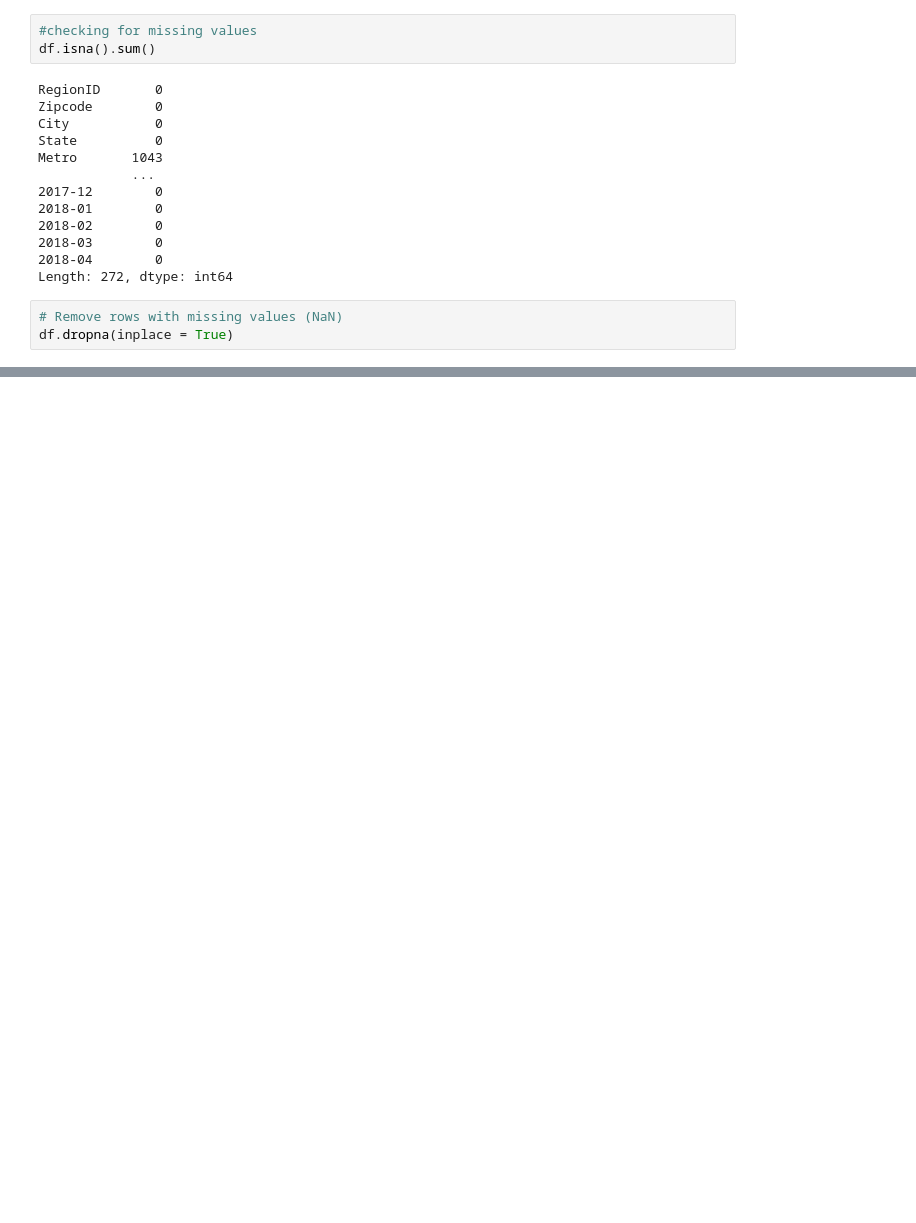
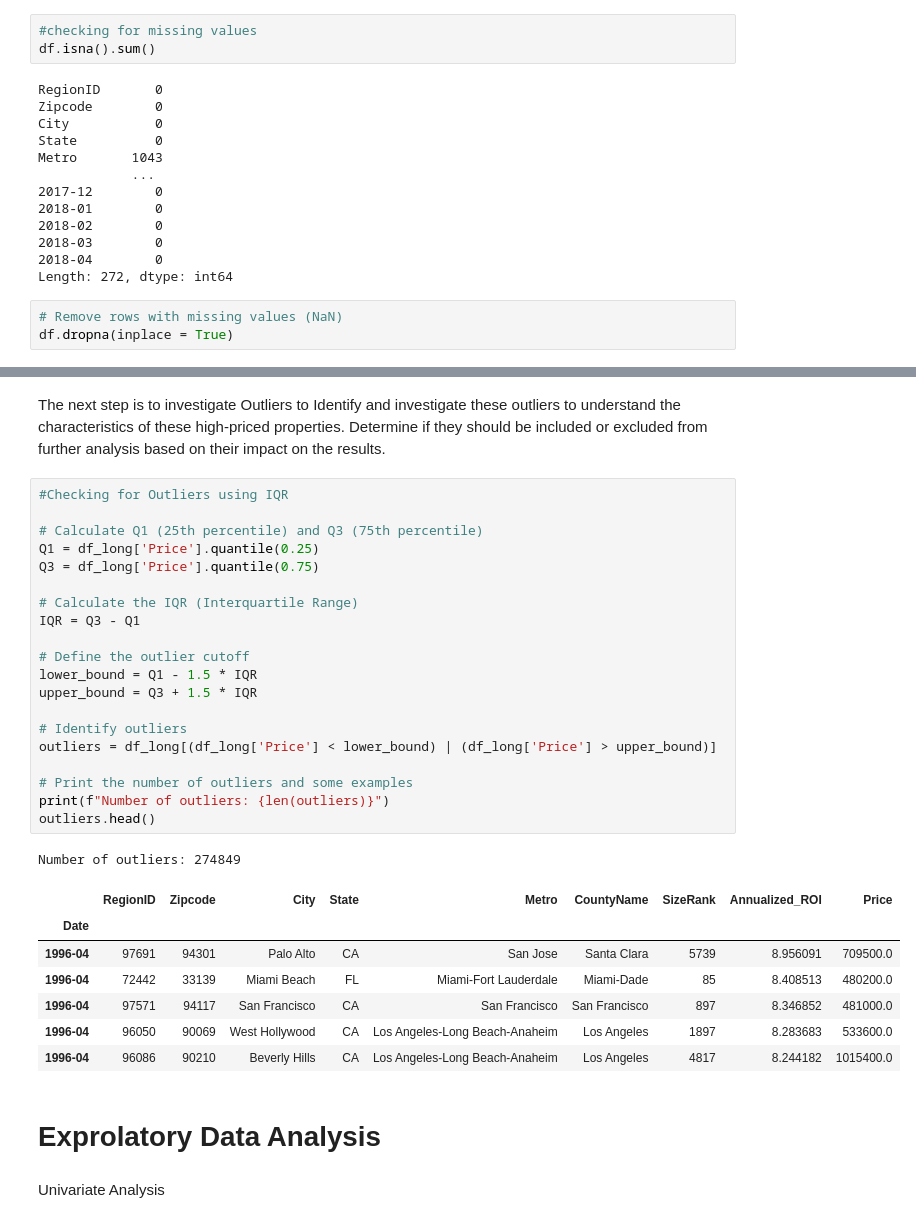
Before and after one commit to marionrion/Time-series, a Jupyter notebook: Project Ipynb.ipynb, the cells around one changed output, grey strips where cells are left out. Cells and saved outputs as stored; diff of their text form; blank space fills up the shorter version.

```diff
--- a/Project Ipynb.ipynb
+++ b/Project Ipynb.ipynb
@@ -253,0 +360,35 @@ Lets create a boxplot to visually inspect and identify potential outliers in dat
+# %% [markdown]
+The next step is to investigate Outliers to Identify and investigate these outliers to understand the characteristics of these high-priced properties. Determine if they should be included or excluded from further analysis based on their impact on the results.
+# %%
+#Checking for Outliers using IQR
+
+# Calculate Q1 (25th percentile) and Q3 (75th percentile)
+Q1 = df_long['Price'].quantile(0.25)
+Q3 = df_long['Price'].quantile(0.75)
+
+# Calculate the IQR (Interquartile Range)
+IQR = Q3 - Q1
+
+# Define the outlier cutoff
+lower_bound = Q1 - 1.5 * IQR
+upper_bound = Q3 + 1.5 * IQR
+
+# Identify outliers
+outliers = df_long[(df_long['Price'] < lower_bound) | (df_long['Price'] > upper_bound)]
+
+# Print the number of outliers and some examples
+print(f"Number of outliers: {len(outliers)}")
+outliers.head()
+# %% [output]
+Number of outliers: 274849
+|  | RegionID | Zipcode | City | State | Metro | CountyName | SizeRank | Annualized_ROI | Price |
+| Date |  |  |  |  |  |  |  |  |  |
+| 1996-04 | 97691 | 94301 | Palo Alto | CA | San Jose | Santa Clara | 5739 | 8.956091 | 709500.0 |
+| 1996-04 | 72442 | 33139 | Miami Beach | FL | Miami-Fort Lauderdale | Miami-Dade | 85 | 8.408513 | 480200.0 |
+| 1996-04 | 97571 | 94117 | San Francisco | CA | San Francisco | San Francisco | 897 | 8.346852 | 481000.0 |
+| 1996-04 | 96050 | 90069 | West Hollywood | CA | Los Angeles-Long Beach-Anaheim | Los Angeles | 1897 | 8.283683 | 533600.0 |
+| 1996-04 | 96086 | 90210 | Beverly Hills | CA | Los Angeles-Long Beach-Anaheim | Los Angeles | 4817 | 8.244182 | 1015400.0 |
+# %% [markdown]
+# Exprolatory Data Analysis
+# %% [markdown]
+Univariate Analysis
```
Also changed, not shown: parts of 21 cells of this notebook.
